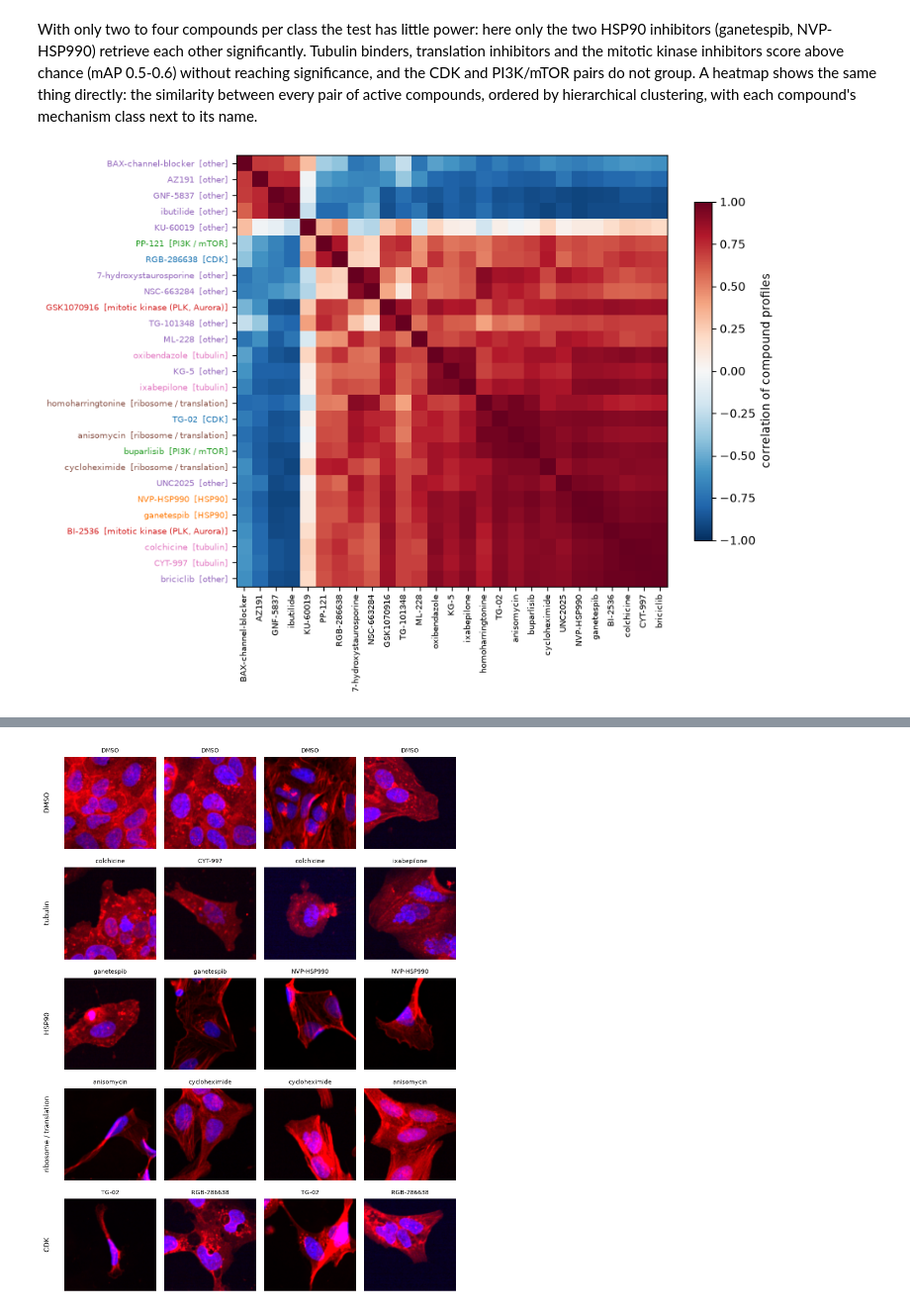
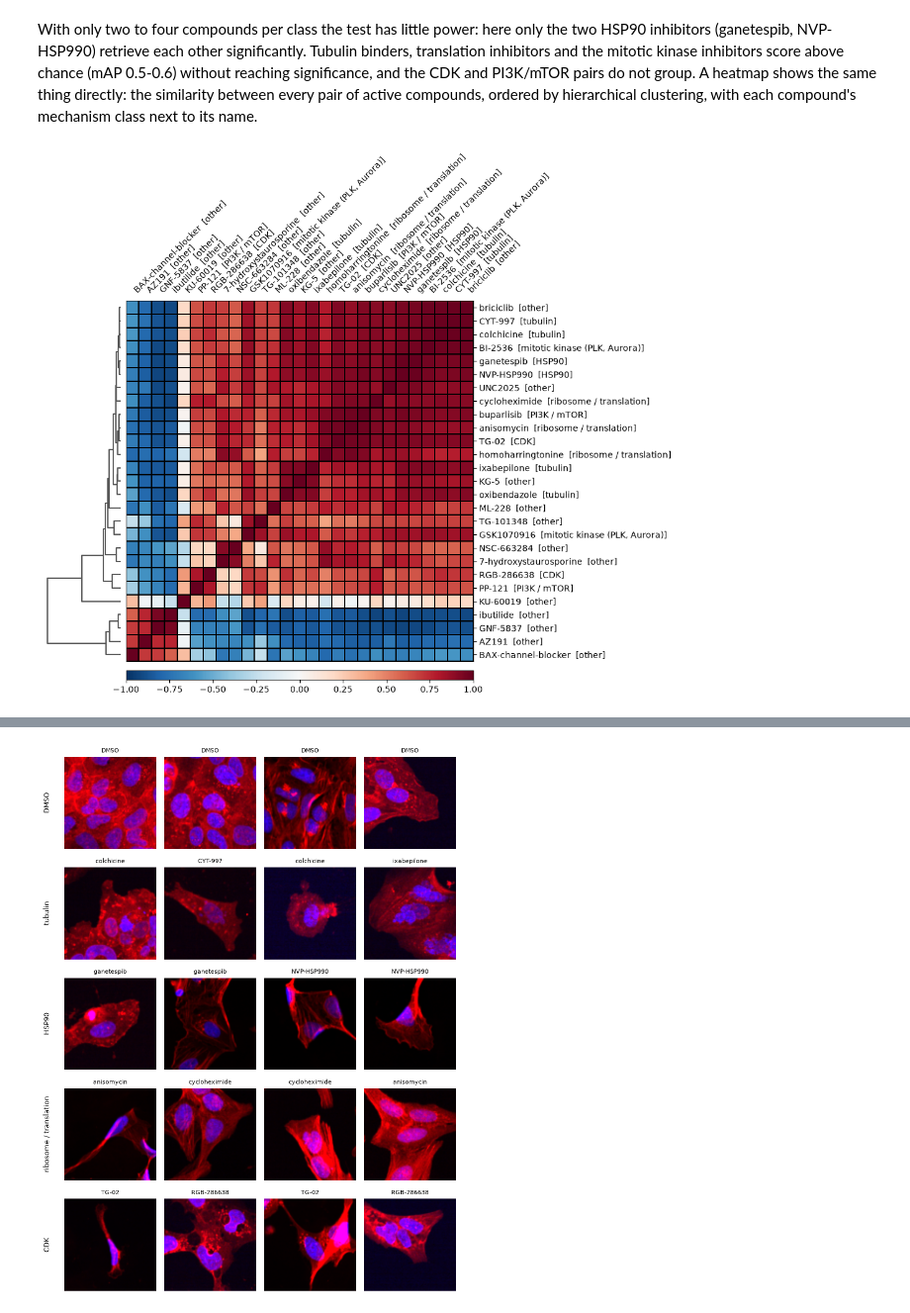
Before and after one commit to scverse/202611_workshop_SBI2, a Jupyter notebook: notebooks/02_inference_openphenom.ipynb, the cells around one changed output, grey strips where cells are left out. Shown at 99% size. Drawn from its saved outputs; the diff is of its cells as text; code cells hidden in the pictures.

```diff
--- a/notebooks/02_inference_openphenom.ipynb
+++ b/notebooks/02_inference_openphenom.ipynb
@@ -138,9 +136,9 @@ if RUN_LIVE:
     snap = Path(snapshot_download("recursionpharma/OpenPhenom", revision="0f92333685f6e9f031b804c70fe246f9b05ae90d"))
     sys.path.insert(0, str(snap.parent))
     op = __import__(f"{snap.name}.huggingface_mae", fromlist=["MAEModel"])
-    model = op.MAEModel(op.MAEConfig.from_pretrained(str(snap))).to(device)
+    model = op.MAEModel(op.MAEConfig.from_pretrained(str(snap)))
     with open(snap / "model.safetensors", "rb") as fh:  # despite the name, a regular PyTorch checkpoint
-        model.load_state_dict(torch.load(fh, map_location=device, weights_only=True)["state_dict"])
+        model.load_state_dict(torch.load(fh, map_location="cpu", weights_only=True)["state_dict"])
     model.eval()
     model.return_channelwise_embeddings = False
     print(f"{sum(p.numel() for p in model.encoder.parameters()) / 1e6:.0f} M encoder parameters")
@@ -151,7 +149,7 @@ def embed(crops_uint8: np.ndarray, batch_size: int = 32) -> np.ndarray:
     """(n, 5, H, W) uint8 crops in our channel order -> (n, 384) OpenPhenom embeddings."""
     out = []
     for s in range(0, len(crops_uint8), batch_size):
-        x = torch.from_numpy(np.ascontiguousarray(crops_uint8[s : s + batch_size][:, perm])).to(device)  # remap channels by name
+        x = torch.from_numpy(np.ascontiguousarray(crops_uint8[s : s + batch_size][:, perm]))  # remap channels by name
         x = TF.resize(x, [256, 256], antialias=True)  # upsample to the model's input size, still uint8
-        out.append(model.predict(x).to("cpu").numpy())
+        out.append(model.predict(x).numpy())
     return np.concatenate(out)
@@ -381,22 +366,12 @@ With only two to four compounds per class the test has little power: here only t
 kinase inhibitors score above chance (mAP 0.5-0.6) without reaching significance, and the CDK and PI3K/mTOR pairs do
 not group. A heatmap shows the same thing directly: the similarity between every pair of active compounds, ordered
 by hierarchical clustering, with each compound's mechanism class next to its name.
-# %%
-from scipy.cluster.hierarchy import leaves_list, linkage
-
-sim = np.corrcoef(consensus.X)  # Pearson correlation of the centred profiles ~ cosine similarity
-order = leaves_list(linkage(consensus.X, "average", metric="cosine"))
-names = consensus.obs_names[order]
-classes = sorted(set(consensus.obs["Metadata_MOA"]))
-palette = dict(zip(classes, plt.get_cmap("tab10").colors))
-fig, ax = plt.subplots(figsize=(9, 8))
-im = ax.imshow(sim[np.ix_(order, order)], cmap="RdBu_r", vmin=-1, vmax=1)
-ax.set_xticks(range(len(names)), names, rotation=90, fontsize=7)
-ax.set_yticks(range(len(names)), [f"{n}  [{consensus.obs.loc[n, 'Metadata_MOA']}]" for n in names], fontsize=7)
-for lab in ax.get_yticklabels():
-    lab.set_color(palette[consensus.obs.loc[lab.get_text().split("  [")[0], "Metadata_MOA"]])
-plt.colorbar(im, ax=ax, shrink=0.6, label="correlation of compound profiles")
-plt.tight_layout()
-# %% [output]
-[figure, removed]
+# %%
+consensus.obs["compound"] = pd.Categorical([
+    f"{n}  [{m}]" for n, m in zip(consensus.obs_names, consensus.obs["Metadata_MOA"], strict=True)
+])
+sc.tl.dendrogram(consensus, "compound", use_rep="X", linkage_method="average")
+sc.pl.correlation_matrix(consensus, "compound", cmap="RdBu_r", vmin=-1, vmax=1, figsize=(9, 8))
+# %% [output]
+[figure, added]
 # %% [markdown]
```
Also changed, not shown: parts of 8 cells of this notebook, 6 other files.
